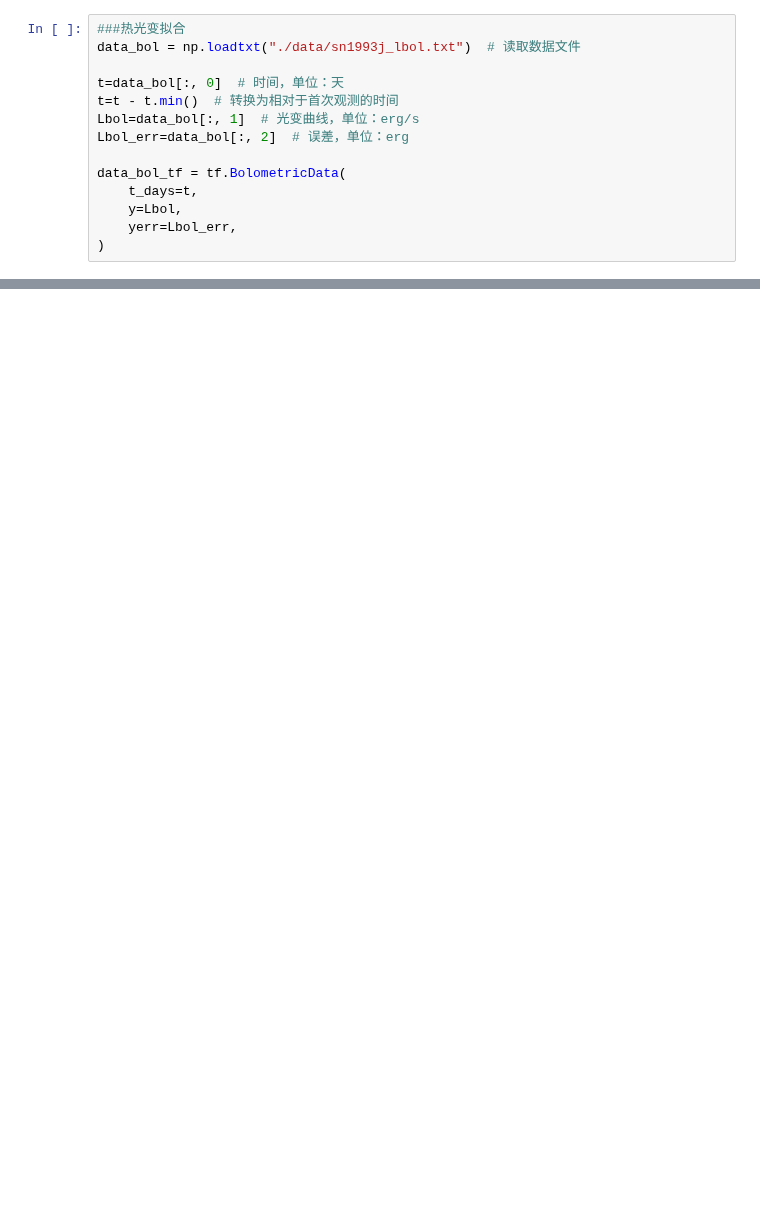
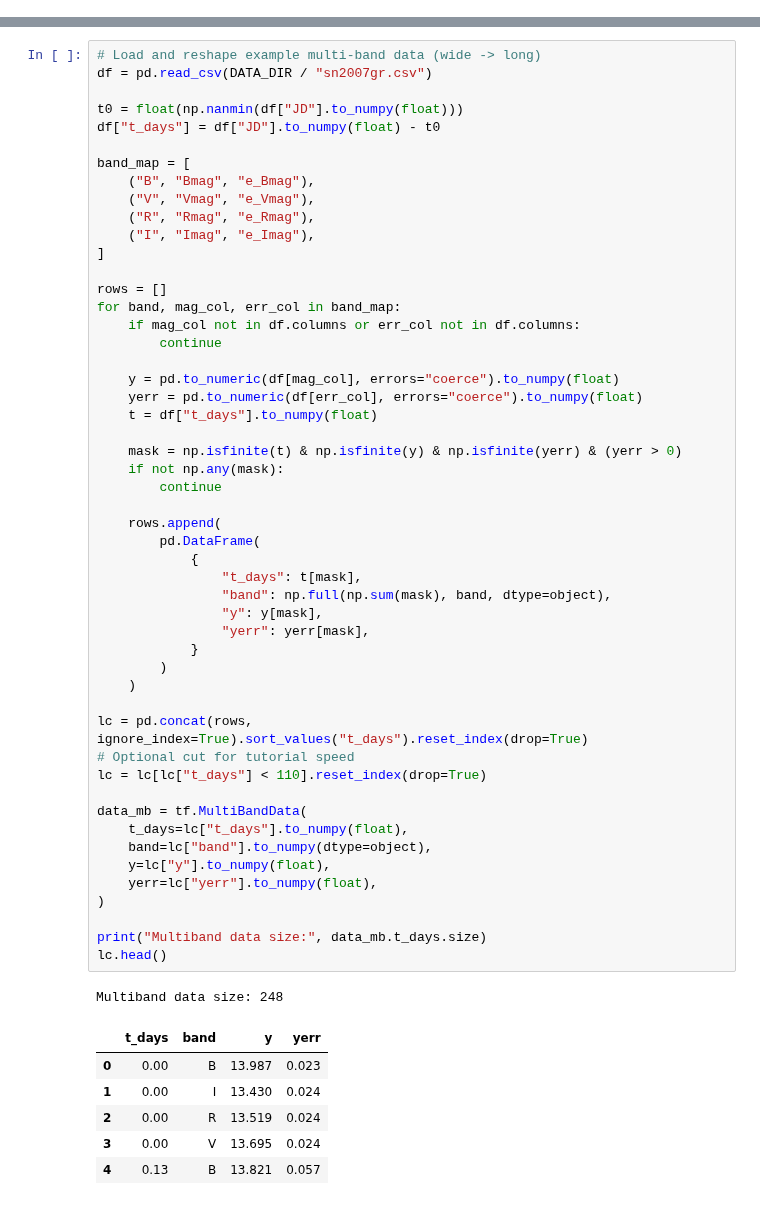
Before and after one commit to lijingyao123/TransFit, a Jupyter notebook: examples/tutorial.ipynb, the cells around one changed output, grey strips where cells are left out. Cells and saved outputs as stored; diff of their text form; blank space fills up the shorter version.

Commit message:
update: modify tutorial

```diff
--- a/examples/tutorial.ipynb
+++ b/examples/tutorial.ipynb
@@ -75,14 +0,0 @@ plt.show()
-# %%
-###热光变拟合
-data_bol = np.loadtxt("./data/sn1993j_lbol.txt")  # 读取数据文件
-
-t=data_bol[:, 0]  # 时间，单位：天
-t=t - t.min()  # 转换为相对于首次观测的时间
-Lbol=data_bol[:, 1]  # 光变曲线，单位：erg/s
-Lbol_err=data_bol[:, 2]  # 误差，单位：erg
-
-data_bol_tf = tf.BolometricData(
-    t_days=t,
-    y=Lbol,
-    yerr=Lbol_err,
-)
@@ -306,0 +323,59 @@ After fitting, you can directly read best-fit parameters from `res`.
+# %%
+# Load and reshape example multi-band data (wide -> long)
+df = pd.read_csv(DATA_DIR / "sn2007gr.csv")
+
+t0 = float(np.nanmin(df["JD"].to_numpy(float)))
+df["t_days"] = df["JD"].to_numpy(float) - t0
+
+band_map = [
+    ("B", "Bmag", "e_Bmag"),
+    ("V", "Vmag", "e_Vmag"),
+    ("R", "Rmag", "e_Rmag"),
+    ("I", "Imag", "e_Imag"),
+]
+
+rows = []
+for band, mag_col, err_col in band_map:
+    if mag_col not in df.columns or err_col not in df.columns:
+        continue
+
+    y = pd.to_numeric(df[mag_col], errors="coerce").to_numpy(float)
+    yerr = pd.to_numeric(df[err_col], errors="coerce").to_numpy(float)
+    t = df["t_days"].to_numpy(float)
+
+    mask = np.isfinite(t) & np.isfinite(y) & np.isfinite(yerr) & (yerr > 0)
+    if not np.any(mask):
+        continue
+
+    rows.append(
+        pd.DataFrame(
+            {
+                "t_days": t[mask],
+                "band": np.full(np.sum(mask), band, dtype=object),
+                "y": y[mask],
+                "yerr": yerr[mask],
+            }
+        )
+    )
+
+lc = pd.concat(rows, ignore_index=True).sort_values("t_days").reset_index(drop=True)
+# Optional cut for tutorial speed
+lc = lc[lc["t_days"] < 110].reset_index(drop=True)
+
+data_mb = tf.MultiBandData(
+    t_days=lc["t_days"].to_numpy(float),
+    band=lc["band"].to_numpy(dtype=object),
+    y=lc["y"].to_numpy(float),
+    yerr=lc["yerr"].to_numpy(float),
+)
+
+print("Multiband data size:", data_mb.t_days.size)
+lc.head()
+# %% [output]
+Multiband data size: 248
+|  | t_days | band | y | yerr |
+| 0 | 0.00 | B | 13.987 | 0.023 |
+| 1 | 0.00 | I | 13.430 | 0.024 |
+| 2 | 0.00 | R | 13.519 | 0.024 |
+| 3 | 0.00 | V | 13.695 | 0.024 |
+| 4 | 0.13 | B | 13.821 | 0.057 |
```
Also changed, not shown: parts of 47 cells of this notebook, 1 other file.
